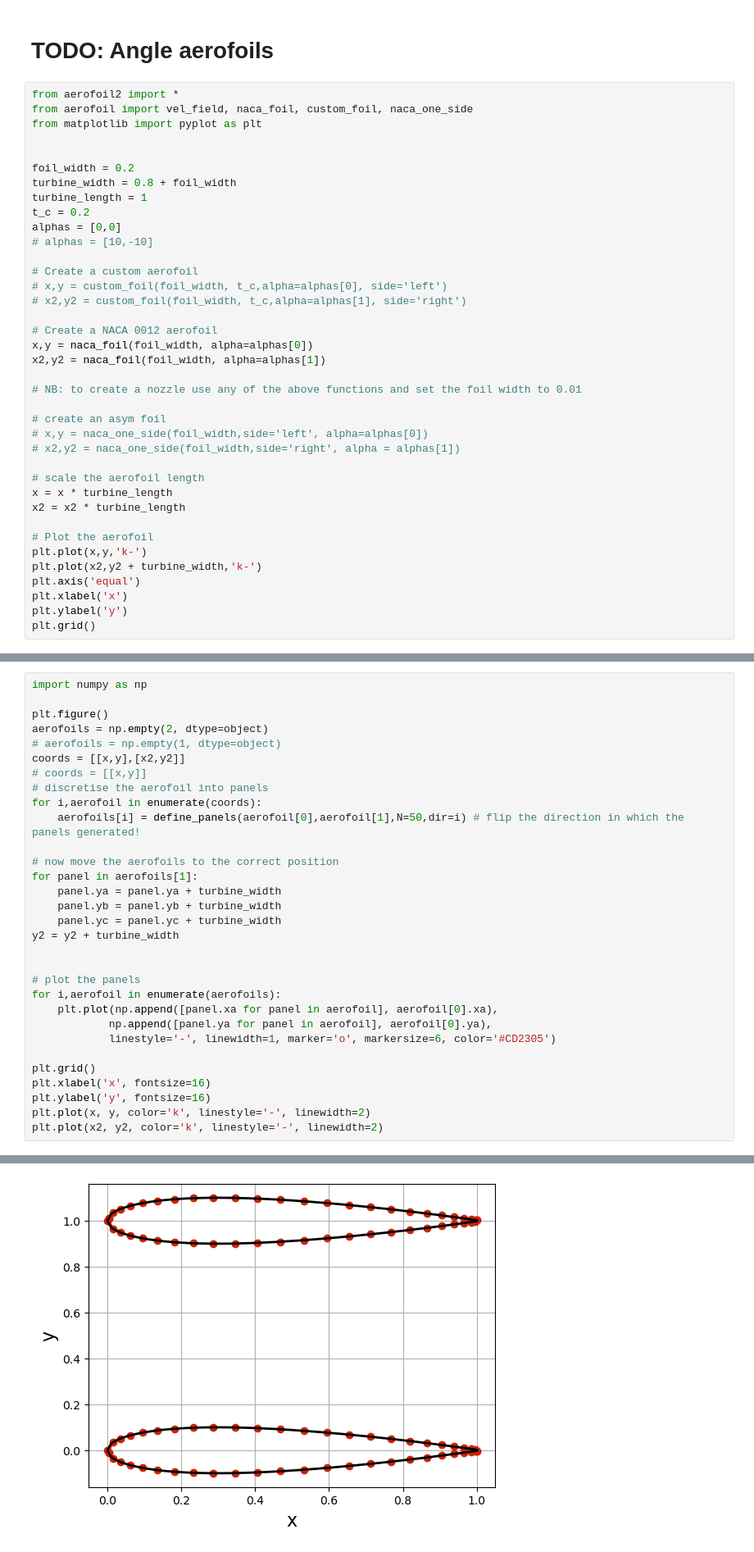
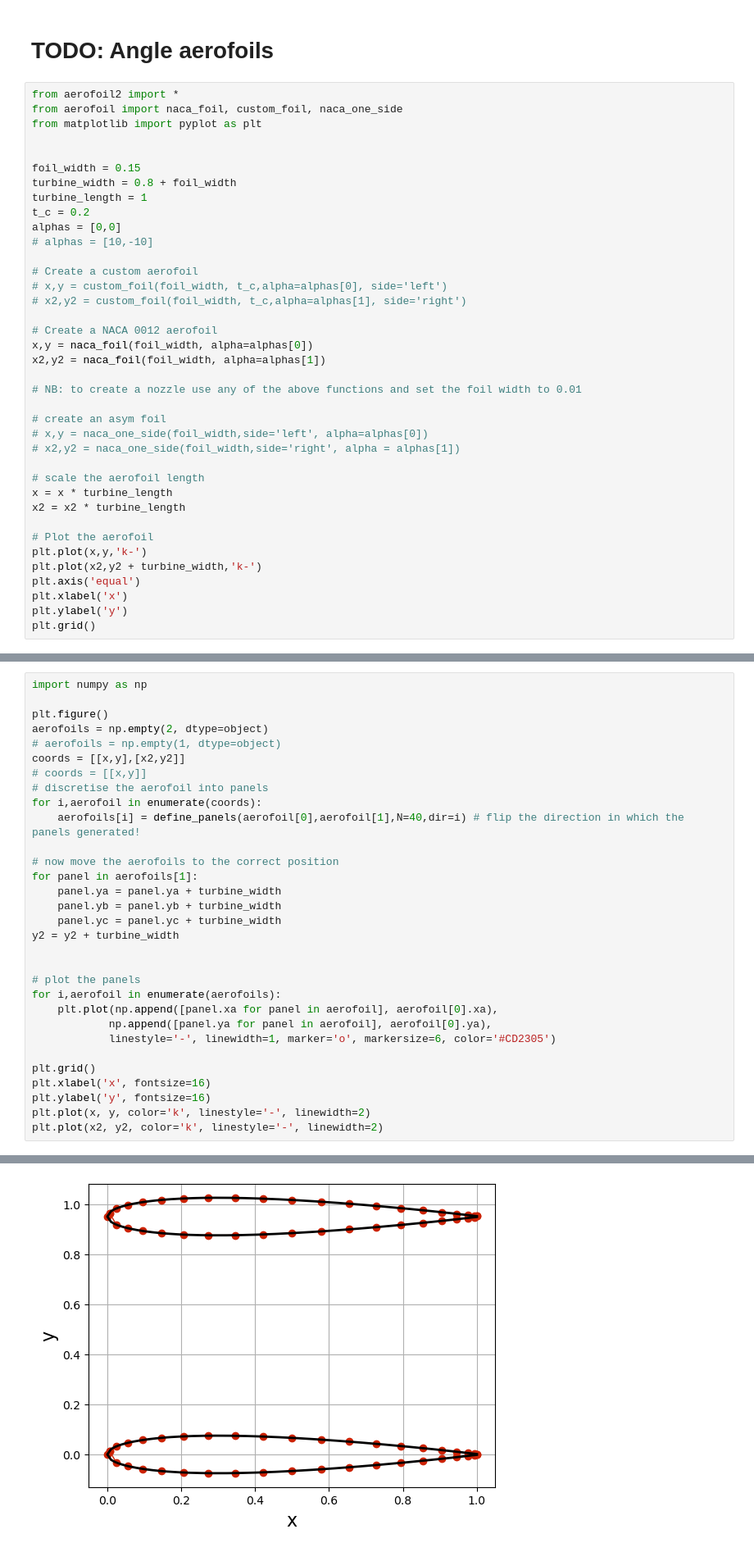
Before and after one commit to pilipb/DP5-code, a Jupyter notebook: testing_foil.ipynb, the cells around one changed output, grey strips where cells are left out. Shown at 82% size. Drawn from its saved outputs; the diff is of its cells as text.

```diff
--- a/testing_foil.ipynb
+++ b/testing_foil.ipynb
@@ -2,11 +2,11 @@
 # TODO: Angle aerofoils
 # %%
 from aerofoil2 import *
-from aerofoil import vel_field, naca_foil, custom_foil, naca_one_side
+from aerofoil import naca_foil, custom_foil, naca_one_side
 from matplotlib import pyplot as plt
 
 
-foil_width = 0.2
+foil_width = 0.15
 turbine_width = 0.8 + foil_width
 turbine_length = 1
 t_c = 0.2
@@ -45,35 +45,35 @@ import numpy as np
 
 plt.figure()
 aerofoils = np.empty(2, dtype=object)
 # aerofoils = np.empty(1, dtype=object)
 coords = [[x,y],[x2,y2]]
 # coords = [[x,y]]
 # discretise the aerofoil into panels
 for i,aerofoil in enumerate(coords):
-    aerofoils[i] = define_panels(aerofoil[0],aerofoil[1],N=50,dir=i) # flip the direction in which the panels generated!
+    aerofoils[i] = define_panels(aerofoil[0],aerofoil[1],N=40,dir=i) # flip the direction in which the panels generated!
 
 # now move the aerofoils to the correct position
 for panel in aerofoils[1]:
     panel.ya = panel.ya + turbine_width
     panel.yb = panel.yb + turbine_width
     panel.yc = panel.yc + turbine_width
 y2 = y2 + turbine_width
 
 
 # plot the panels
 for i,aerofoil in enumerate(aerofoils):
     plt.plot(np.append([panel.xa for panel in aerofoil], aerofoil[0].xa),
             np.append([panel.ya for panel in aerofoil], aerofoil[0].ya),
             linestyle='-', linewidth=1, marker='o', markersize=6, color='#CD2305')
 
 plt.grid()
 plt.xlabel('x', fontsize=16)
 plt.ylabel('y', fontsize=16)
 plt.plot(x, y, color='k', linestyle='-', linewidth=2)
 plt.plot(x2, y2, color='k', linestyle='-', linewidth=2)
 # %% [output]
 [<matplotlib.lines.Line2D at 0x...>]
-[figure, old version]
+[figure, new version]
 # %%
 # define the freestream conditions
 u_inf = 1
```
Also changed, not shown: parts of 4 cells of this notebook, 1 other file.
